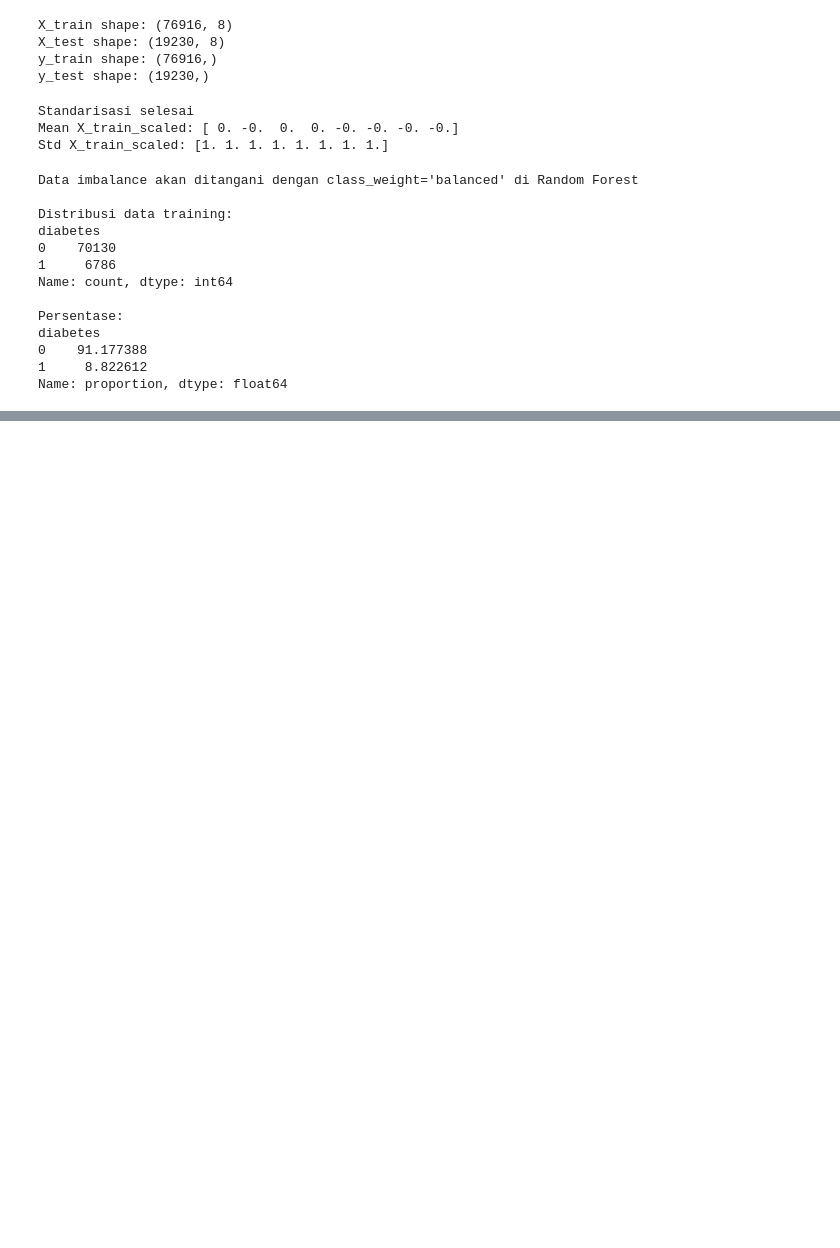
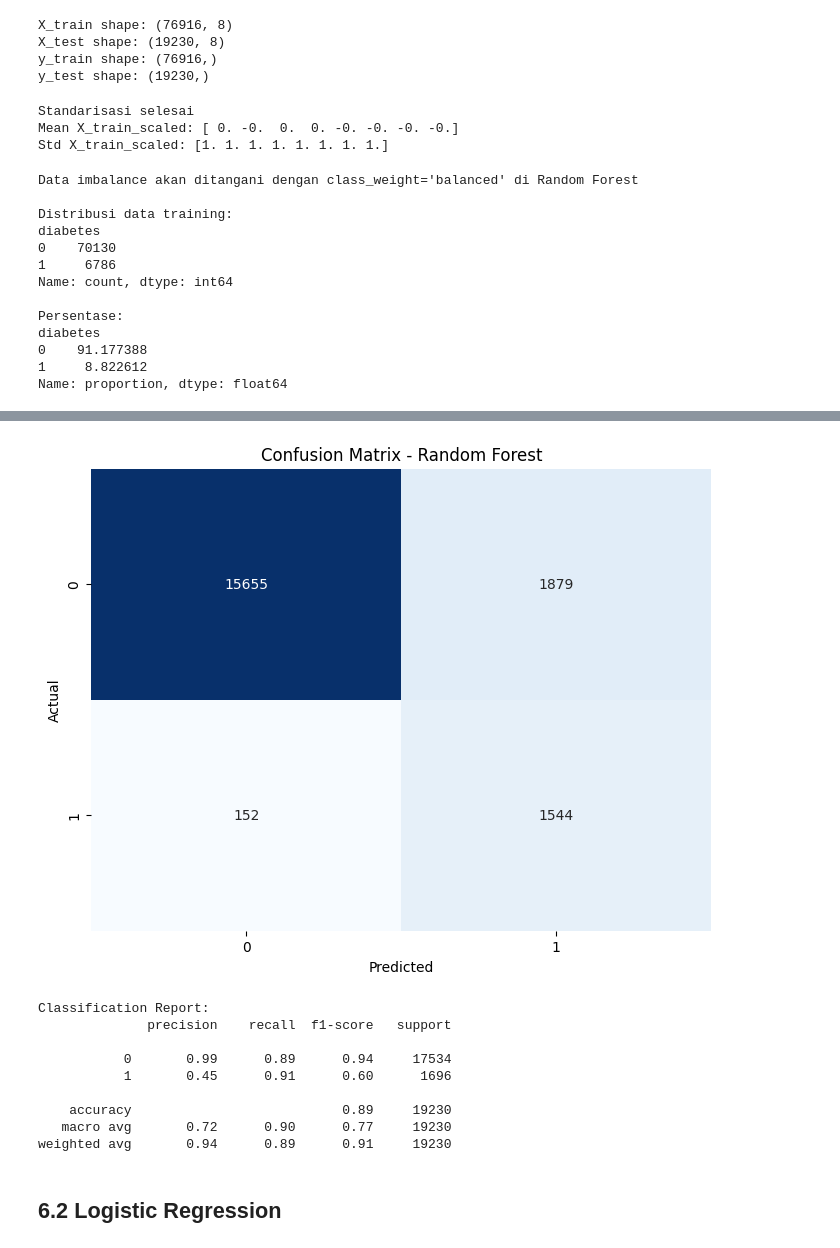
Before and after one commit to Indraaai/Eksperimen_SML_Indra, a Jupyter notebook: preprocessing/Eksperimen_IndraFirmansyah.ipynb, the cells around one changed output, grey strips where cells are left out. Drawn from its saved outputs; the diff is of its cells as text; code cells hidden in the pictures; blank space fills up the shorter version.

```diff
--- a/preprocessing/Eksperimen_IndraFirmansyah.ipynb
+++ b/preprocessing/Eksperimen_IndraFirmansyah.ipynb
@@ -277,0 +292,29 @@ Name: proportion, dtype: float64
+# %%
+# Training Random Forest dengan class_weight untuk handle imbalanced data
+print("Training Random Forest Classifier...")
+start_time = time.time()
+
+rf_model = RandomForestClassifier(
+    n_estimators=100,
+    max_depth=10,
+    class_weight='balanced',
+    random_state=42,
+    n_jobs=-1
+)
+
+rf_model.fit(X_train_scaled, y_train)
+training_time = time.time() - start_time
+
+print(f"Training selesai dalam {training_time:.2f} detik")
+
+# Prediksi
+y_pred_rf = rf_model.predict(X_test_scaled)
+
+# Evaluasi
+from sklearn.metrics import accuracy_score, precision_score, recall_score, f1_score
+
+print("\n=== Random Forest Performance ===")
+print(f"Accuracy: {accuracy_score(y_test, y_pred_rf):.4f}")
+print(f"Precision: {precision_score(y_test, y_pred_rf):.4f}")
+print(f"Recall: {recall_score(y_test, y_pred_rf):.4f}")
+print(f"F1-Score: {f1_score(y_test, y_pred_rf):.4f}")
@@ -277,0 +330,25 @@ Name: proportion, dtype: float64
+# %%
+# Confusion Matrix untuk Random Forest
+plt.figure(figsize=(8, 6))
+cm_rf = confusion_matrix(y_test, y_pred_rf)
+sns.heatmap(cm_rf, annot=True, fmt='d', cmap='Blues', cbar=False)
+plt.title('Confusion Matrix - Random Forest')
+plt.ylabel('Actual')
+plt.xlabel('Predicted')
+plt.show()
+
+print("\nClassification Report:")
+print(classification_report(y_test, y_pred_rf))
+# %% [output]
+[figure, added]
+Classification Report:
+              precision    recall  f1-score   support
+
+           0       0.99      0.89      0.94     17534
+           1       0.45      0.91      0.60      1696
+
+    accuracy                           0.89     19230
+   macro avg       0.72      0.90      0.77     19230
+weighted avg       0.94      0.89      0.91     19230
+# %% [markdown]
+## 6.2 Logistic Regression
```
Also changed, not shown: parts of 14 cells of this notebook, 1 other file.
